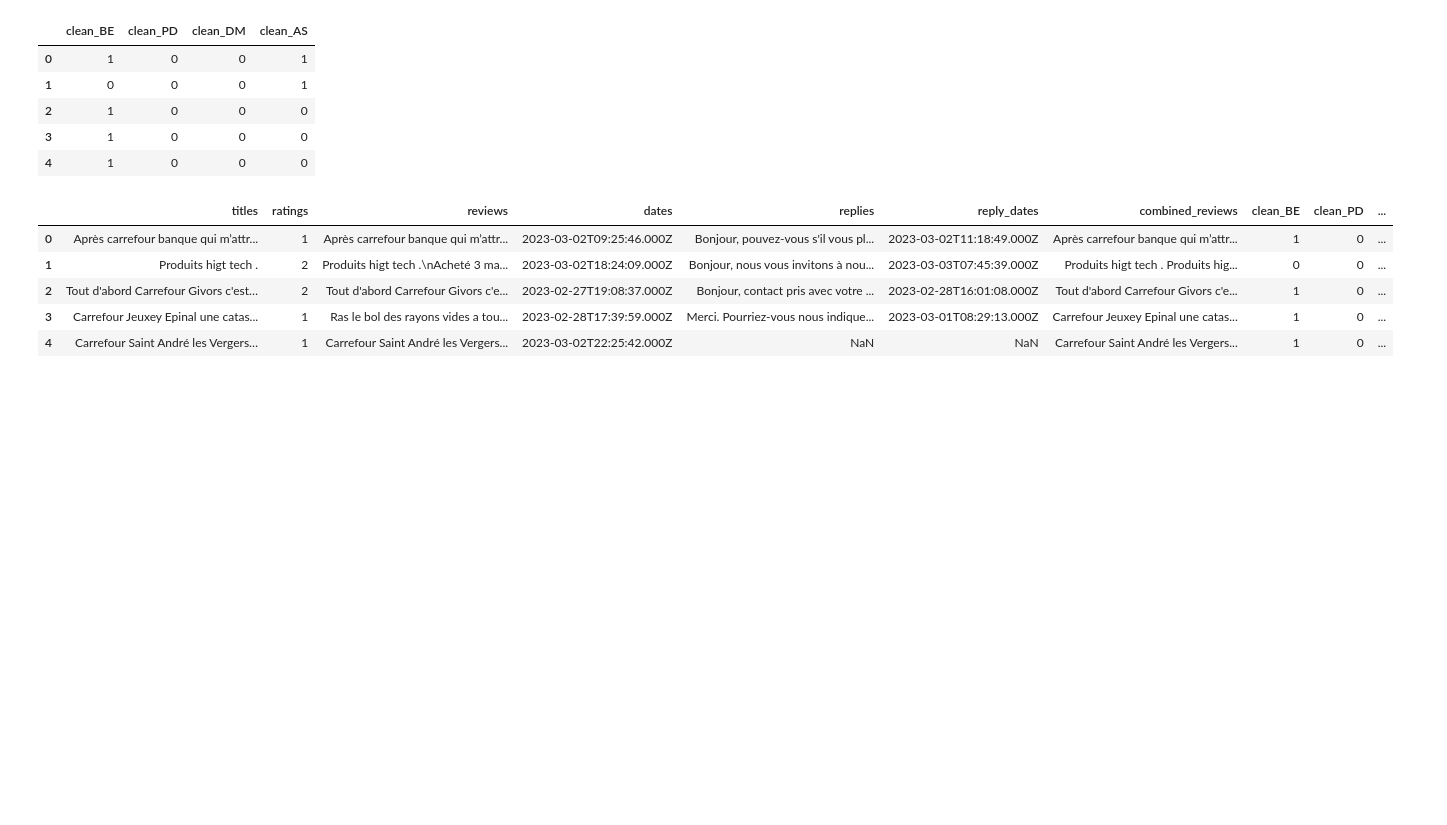
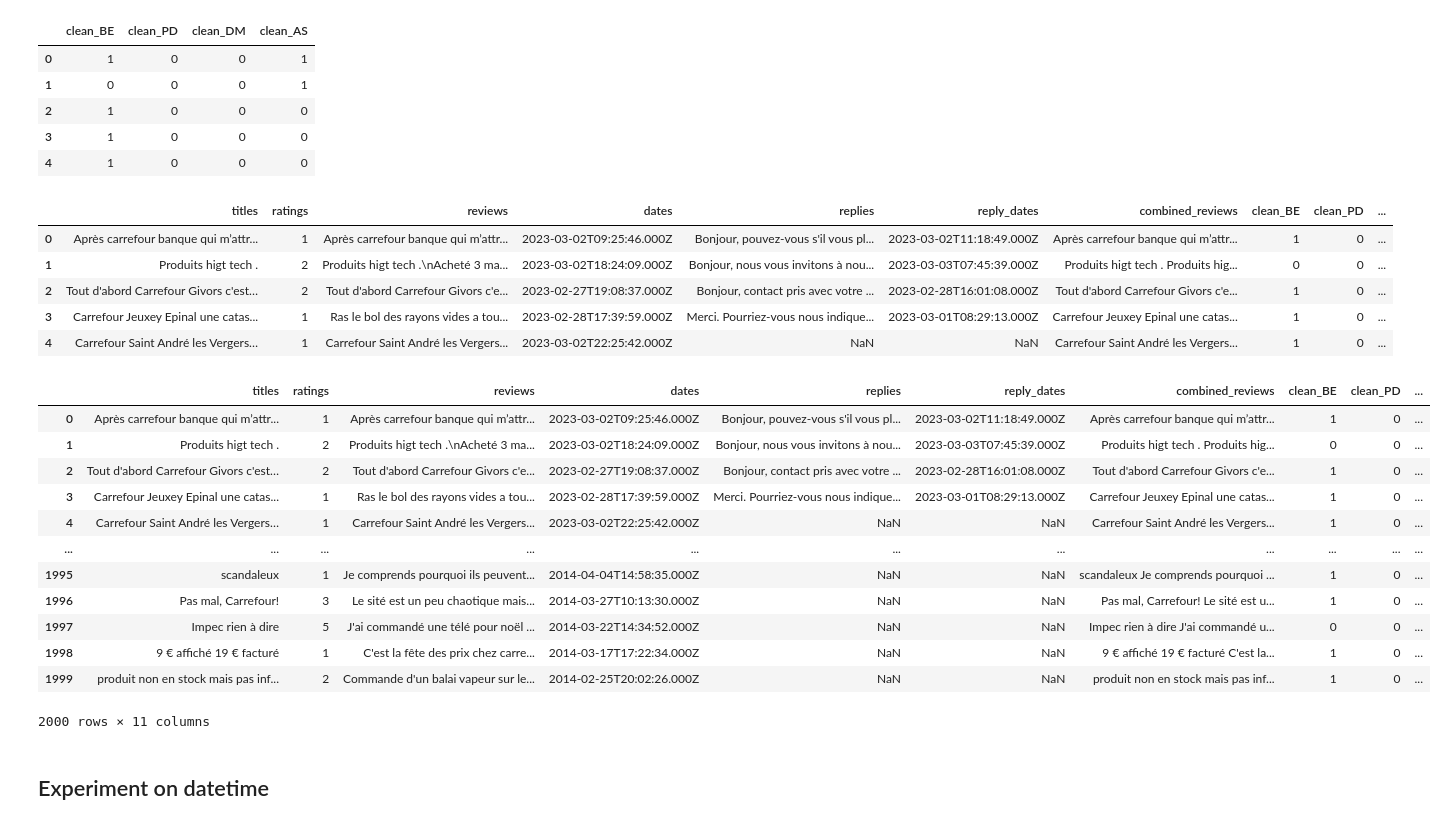
Before and after one commit to CarlOsito16/Hexamind, a Jupyter notebook: Clustering/FinalClassifier/2-classify.ipynb, the cells around one changed output. Drawn from its saved outputs; the diff is of its cells as text; code cells hidden in the pictures; blank space fills up the shorter version.

```diff
--- a/Clustering/FinalClassifier/2-classify.ipynb
+++ b/Clustering/FinalClassifier/2-classify.ipynb
@@ -89,3 +89,21 @@ final_df.head()
 | 4 | Carrefour Saint André les Vergers… | 1 | Carrefour Saint André les Vergers... | 2023-03-02T22:25:42.000Z | NaN | NaN | Carrefour Saint André les Vergers... | 1 | 0 | ... |
 # %%
 final_df.to_csv('final_carrefour_df_with_label.csv')
+# %%
+final_df
+# %% [output]
+|  | titles | ratings | reviews | dates | replies | reply_dates | combined_reviews | clean_BE | clean_PD | ... |
+| 0 | Après carrefour banque qui m’attr... | 1 | Après carrefour banque qui m’attr... | 2023-03-02T09:25:46.000Z | Bonjour, pouvez-vous s'il vous pl... | 2023-03-02T11:18:49.000Z | Après carrefour banque qui m’attr... | 1 | 0 | ... |
+| 1 | Produits higt tech . | 2 | Produits higt tech .\nAcheté 3 ma... | 2023-03-02T18:24:09.000Z | Bonjour, nous vous invitons à nou... | 2023-03-03T07:45:39.000Z | Produits higt tech . Produits hig... | 0 | 0 | ... |
+| 2 | Tout d'abord Carrefour Givors c'est… | 2 | Tout d'abord Carrefour Givors c'e... | 2023-02-27T19:08:37.000Z | Bonjour, contact pris avec votre ... | 2023-02-28T16:01:08.000Z | Tout d'abord Carrefour Givors c'e... | 1 | 0 | ... |
+| 3 | Carrefour Jeuxey Epinal une catas... | 1 | Ras le bol des rayons vides a tou... | 2023-02-28T17:39:59.000Z | Merci. Pourriez-vous nous indique... | 2023-03-01T08:29:13.000Z | Carrefour Jeuxey Epinal une catas... | 1 | 0 | ... |
+| 4 | Carrefour Saint André les Vergers… | 1 | Carrefour Saint André les Vergers... | 2023-03-02T22:25:42.000Z | NaN | NaN | Carrefour Saint André les Vergers... | 1 | 0 | ... |
+| ... | ... | ... | ... | ... | ... | ... | ... | ... | ... | ... |
+| 1995 | scandaleux | 1 | Je comprends pourquoi ils peuvent... | 2014-04-04T14:58:35.000Z | NaN | NaN | scandaleux Je comprends pourquoi ... | 1 | 0 | ... |
+| 1996 | Pas mal, Carrefour! | 3 | Le sité est un peu chaotique mais... | 2014-03-27T10:13:30.000Z | NaN | NaN | Pas mal, Carrefour! Le sité est u... | 1 | 0 | ... |
+| 1997 | Impec rien à dire | 5 | J'ai commandé une télé pour noël ... | 2014-03-22T14:34:52.000Z | NaN | NaN | Impec rien à dire J'ai commandé u... | 0 | 0 | ... |
+| 1998 | 9 € affiché 19 € facturé | 1 | C'est la fête des prix chez carre... | 2014-03-17T17:22:34.000Z | NaN | NaN | 9 € affiché 19 € facturé C'est la... | 1 | 0 | ... |
+| 1999 | produit non en stock mais pas inf... | 2 | Commande d'un balai vapeur sur le... | 2014-02-25T20:02:26.000Z | NaN | NaN | produit non en stock mais pas inf... | 1 | 0 | ... |
+2000 rows × 11 columns
+# %% [markdown]
+## Experiment on datetime
```
Also changed, not shown: parts of 25 cells of this notebook, 15 other files.
